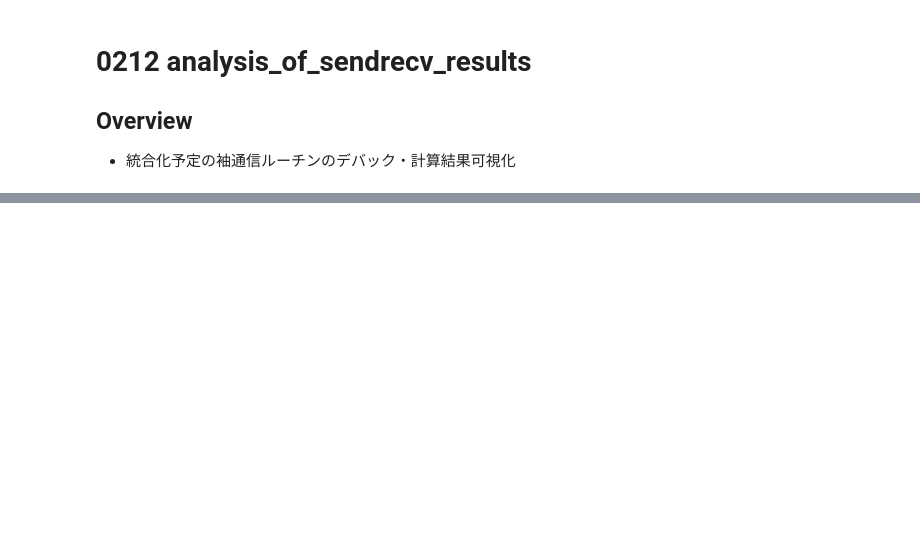
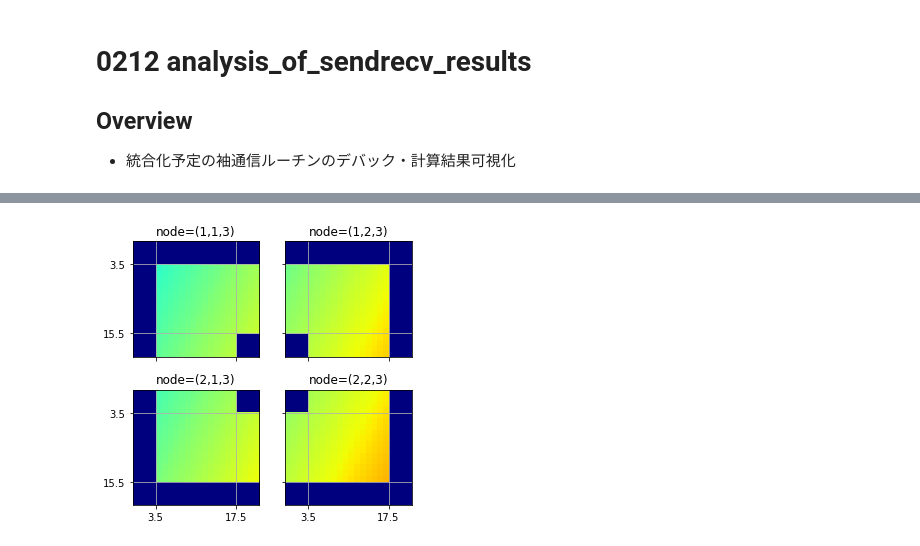
Before and after one commit to uemoto1/sendrecv_grid, a Jupyter notebook: 0212_analysis_of_sendrecv_results.ipynb, the cells around one changed output, grey strips where cells are left out. Cells and saved outputs as stored; diff of their text form; code cells hidden in the pictures; blank space fills up the shorter version.

```diff
--- a/0212_analysis_of_sendrecv_results.ipynb
+++ b/0212_analysis_of_sendrecv_results.ipynb
@@ -40,0 +56,13 @@ for i, j in np.ndindex(2, 4):
+# %%
+fig, axes = plt.subplots(2, 2, sharex=True, sharey=True, figsize=[5, 5])
+
+k = 2
+
+for i, j in np.ndindex(2, 2):
+    axes[i][j].imshow(dat["result"][i,j,k,:,:,4,0], cmap="jet", clim=[0, 250])
+    axes[i][j].set_title("node=(%d,%d,%d)" % (i+1, j+1, k+1))
+    axes[i][j].set_xticks([4-0.5, 14+4-0.5])
+    axes[i][j].set_yticks([4-0.5, 12+4-0.5])
+    axes[i][j].grid()
+# %% [output]
+[figure, added]
```
Also changed, not shown: parts of 2 cells of this notebook, 1 other file.
